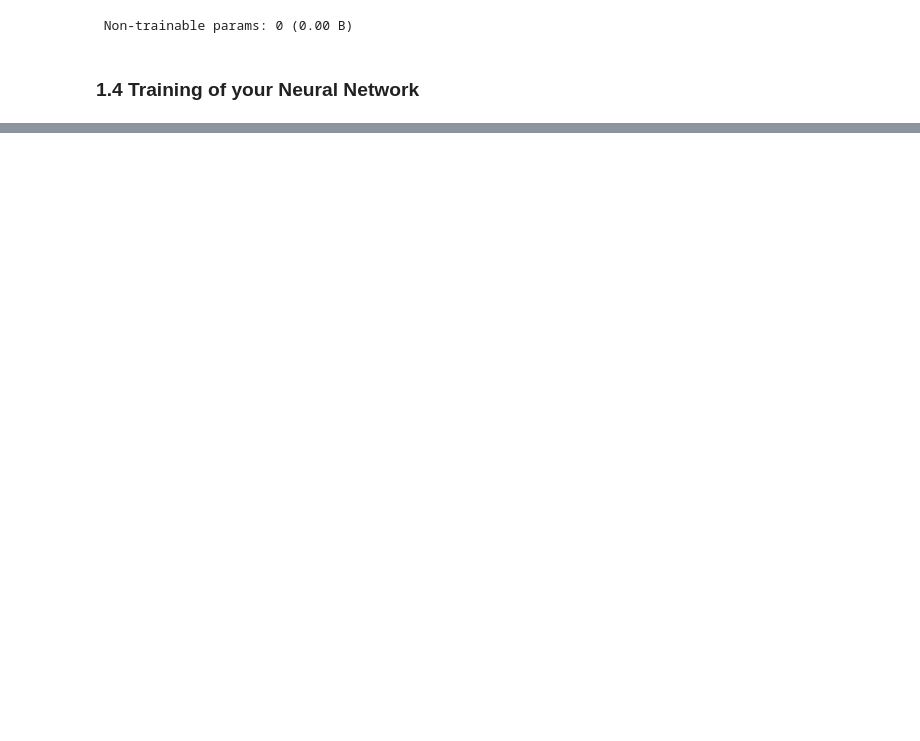
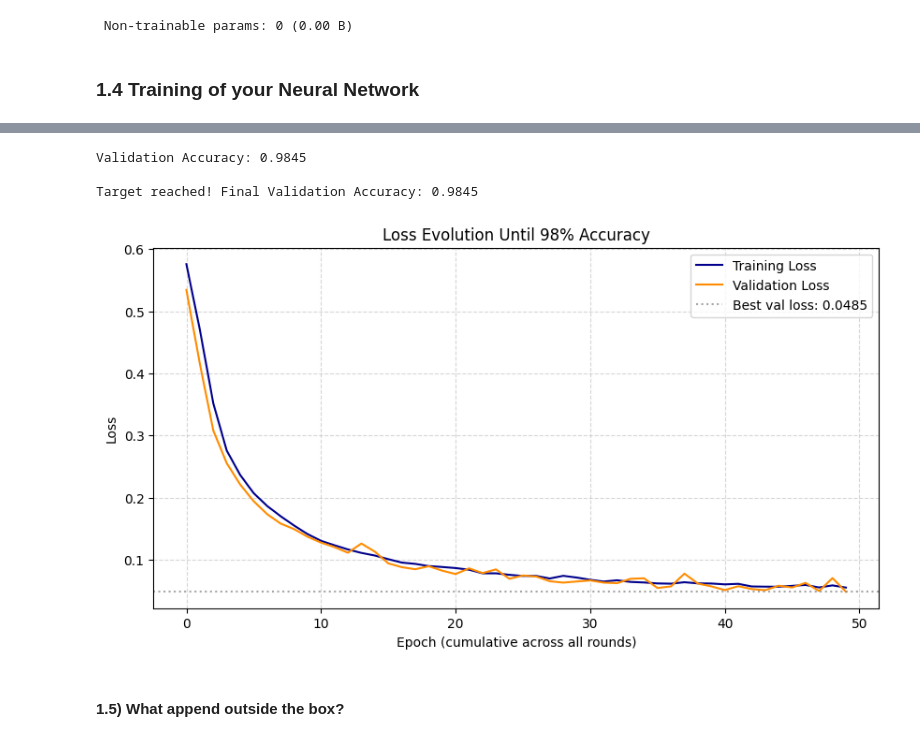
Before and after one commit to mazapataa/NNbasic, a Jupyter notebook: Practica2_Neural Network_with_Tensorflow.keras.ipynb, the cells around one changed output, grey strips where cells are left out. Cells and saved outputs as stored; diff of their text form; code cells hidden in the pictures; blank space fills up the shorter version.

```diff
--- a/Practica2_Neural Network_with_Tensorflow.keras.ipynb
+++ b/Practica2_Neural Network_with_Tensorflow.keras.ipynb
@@ -188,0 +210,50 @@ plt.show()
+# %%
+# 17) Compile ONCE before the loop
+optimizer2 = keras.optimizers.Adam(learning_rate=0.001)
+model.compile(optimizer=optimizer2, loss=keras.losses.BinaryCrossentropy())
+
+early_stop = keras.callbacks.EarlyStopping(
+    monitor='val_loss', patience=20, restore_best_weights=True
+)
+
+target_accuracy = 0.98
+all_train_loss = []
+all_val_loss = []
+
+while accuracy < target_accuracy:
+    hist2 = model.fit(
+        X_train, y_train,
+        validation_data=(X_val, y_val),
+        epochs=50,
+        batch_size=16,
+        callbacks=[early_stop],
+        verbose=0
+    )
+    # Accumulate loss history across all rounds
+    all_train_loss.extend(hist2.history['loss'])
+    all_val_loss.extend(hist2.history['val_loss'])
+
+    y_pred_prob = model.predict(X_val, verbose=0)
+    y_pred = (y_pred_prob > 0.5).astype(int).flatten()
+    accuracy = accuracy_score(y_val, y_pred)
+    print(f"Validation Accuracy: {accuracy:.4f}")
+# %% [output]
+Validation Accuracy: 0.9845
+
+Target reached! Final Validation Accuracy: 0.9845
+# %%
+# Plot full loss history across all training rounds
+plt.figure(figsize=(10, 5))
+plt.plot(all_train_loss, label='Training Loss', color='darkblue')
+plt.plot(all_val_loss, label='Validation Loss', color='darkorange')
+plt.axhline(y=min(all_val_loss), color='gray', linestyle=':', alpha=0.7, label=f'Best val loss: {min(all_val_loss):.4f}')
+plt.xlabel('Epoch (cumulative across all rounds)')
+plt.ylabel('Loss')
+plt.title('Loss Evolution Until 98% Accuracy')
+plt.legend()
+plt.grid(True, linestyle='--', alpha=0.5)
+plt.show()
+# %% [output]
+[figure, added]
+# %% [markdown]
+#### 1.5) What append outside the box?
```
Also changed, not shown: parts of 10 cells of this notebook.
